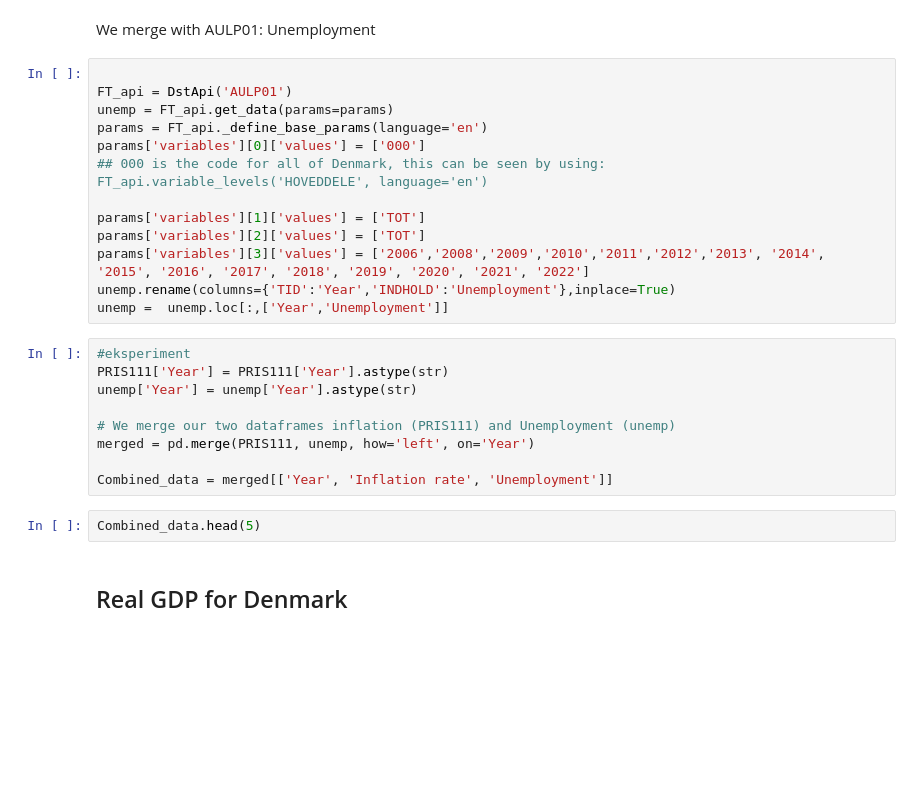
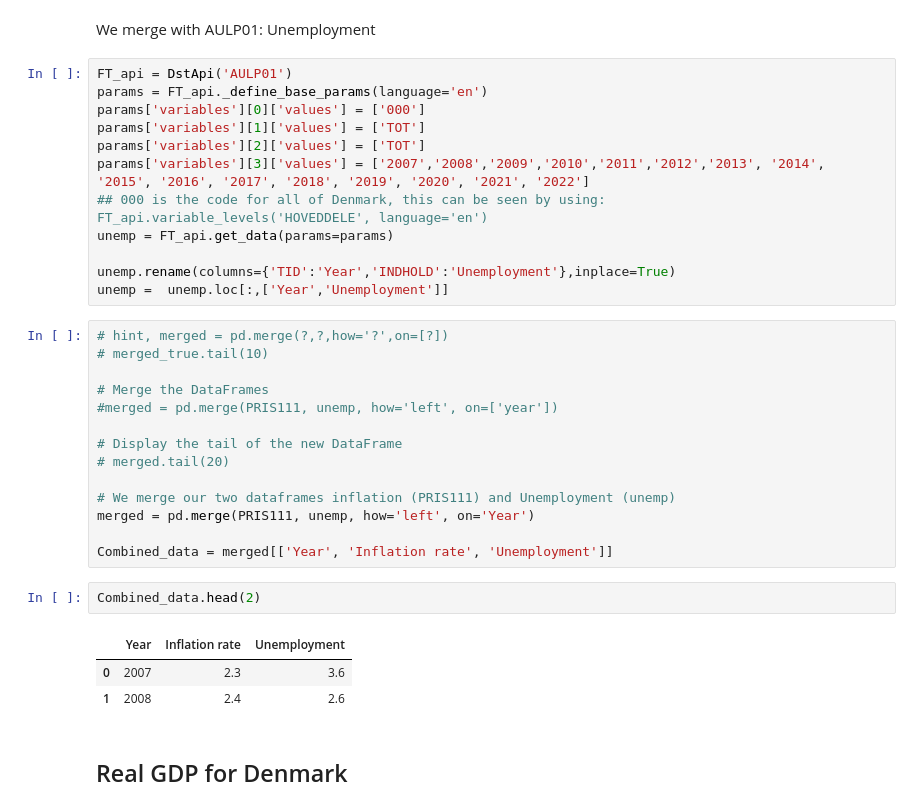
Before and after one commit to NumEconCopenhagen/projects-2024-sulaiman-phil-og-rabiah, a Jupyter notebook: dataproject/dataproject.ipynb, the cells around one changed output. Drawn from its saved outputs; the diff is of its cells as text; blank space fills up the shorter version.

```diff
--- a/dataproject/dataproject.ipynb
+++ b/dataproject/dataproject.ipynb
@@ -109,29 +114,37 @@ PRIS111 = PRIS111.sort_values(by='Year')
 # %% [markdown]
 We merge with AULP01: Unemployment
 # %%
-
 FT_api = DstApi('AULP01')
-unemp = FT_api.get_data(params=params)
 params = FT_api._define_base_params(language='en')
 params['variables'][0]['values'] = ['000']
-## 000 is the code for all of Denmark, this can be seen by using: FT_api.variable_levels('HOVEDDELE', language='en')
-
 params['variables'][1]['values'] = ['TOT']
 params['variables'][2]['values'] = ['TOT']
-params['variables'][3]['values'] = ['2006','2008','2009','2010','2011','2012','2013', '2014', '2015', '2016', '2017', '2018', '2019', '2020', '2021', '2022']
+params['variables'][3]['values'] = ['2007','2008','2009','2010','2011','2012','2013', '2014', '2015', '2016', '2017', '2018', '2019', '2020', '2021', '2022']
+## 000 is the code for all of Denmark, this can be seen by using: FT_api.variable_levels('HOVEDDELE', language='en')
+unemp = FT_api.get_data(params=params)
+
 unemp.rename(columns={'TID':'Year','INDHOLD':'Unemployment'},inplace=True)
 unemp =  unemp.loc[:,['Year','Unemployment']]
 # %%
-#eksperiment
-PRIS111['Year'] = PRIS111['Year'].astype(str)
-unemp['Year'] = unemp['Year'].astype(str)
+# hint, merged = pd.merge(?,?,how='?',on=[?])
+# merged_true.tail(10)
+
+# Merge the DataFrames
+#merged = pd.merge(PRIS111, unemp, how='left', on=['year'])
+
+# Display the tail of the new DataFrame
+# merged.tail(20)
 
 # We merge our two dataframes inflation (PRIS111) and Unemployment (unemp)
 merged = pd.merge(PRIS111, unemp, how='left', on='Year')
 
 Combined_data = merged[['Year', 'Inflation rate', 'Unemployment']]
 # %%
-Combined_data.head(5)
+Combined_data.head(2)
+# %% [output]
+|  | Year | Inflation rate | Unemployment |
+| 0 | 2007 | 2.3 | 3.6 |
+| 1 | 2008 | 2.4 | 2.6 |
 # %% [markdown]
 ## Real GDP for Denmark
 # %%
```
Also changed, not shown: parts of 11 cells of this notebook.
